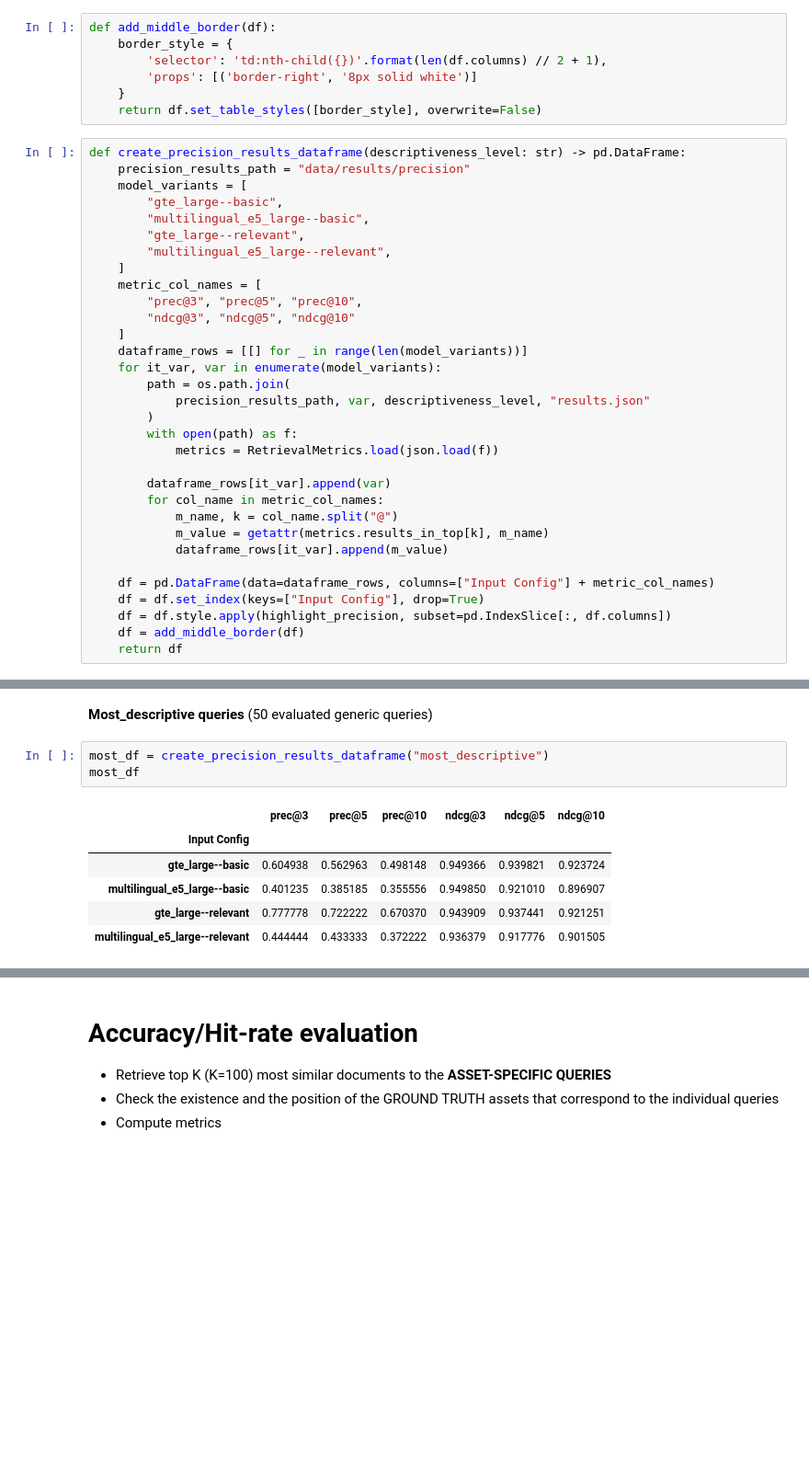
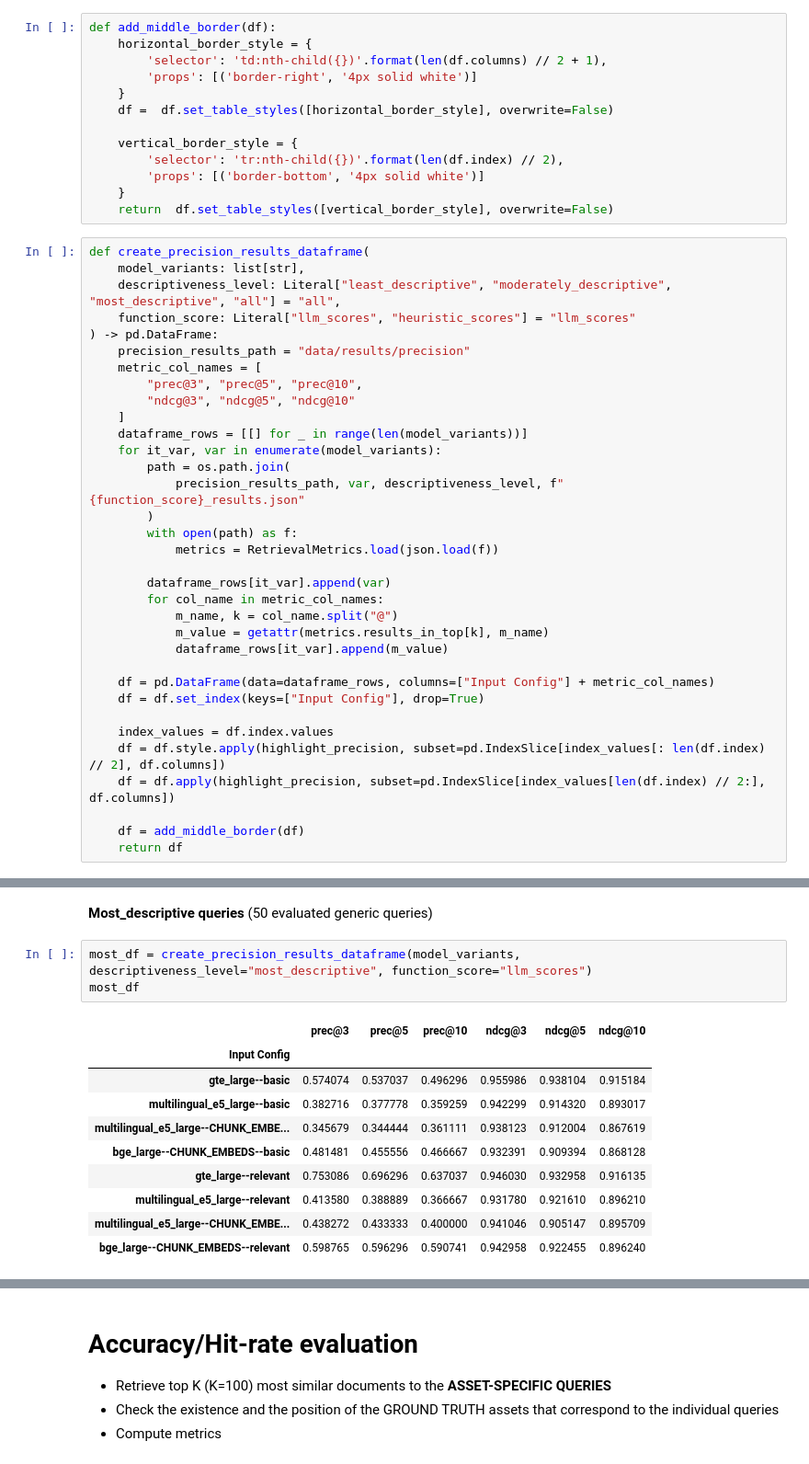
Before and after one commit to aiondemand/aiod-enhanced-interaction, a Jupyter notebook: retrieval_evaluation.ipynb, the cells around one changed output, grey strips where cells are left out. Shown at 92% size. Saved outputs shown, nothing was run; the diff lists cells and outputs as text; blank space fills up the shorter version.

```diff
--- a/retrieval_evaluation.ipynb
+++ b/retrieval_evaluation.ipynb
@@ -240,20 +260,24 @@ def highlight_precision(s: pd.Series):
     return ['background-color: rgba(255, 0, 0, 0.3); color: white' if v else 'background-color: rgba(255, 165, 0, 0.3); color: white' if is_second_max[idx] else '' for idx, v in is_max.items()]
 # %%
 def add_middle_border(df):
-    border_style = {
+    horizontal_border_style = {
         'selector': 'td:nth-child({})'.format(len(df.columns) // 2 + 1),
-        'props': [('border-right', '8px solid white')]
+        'props': [('border-right', '4px solid white')]
     }
-    return df.set_table_styles([border_style], overwrite=False)
+    df =  df.set_table_styles([horizontal_border_style], overwrite=False)
+
+    vertical_border_style = {
+        'selector': 'tr:nth-child({})'.format(len(df.index) // 2),
+        'props': [('border-bottom', '4px solid white')]
+    }
+    return  df.set_table_styles([vertical_border_style], overwrite=False)
 # %%
-def create_precision_results_dataframe(descriptiveness_level: str) -> pd.DataFrame:
+def create_precision_results_dataframe(
+    model_variants: list[str],
+    descriptiveness_level: Literal["least_descriptive", "moderately_descriptive", "most_descriptive", "all"] = "all",
+    function_score: Literal["llm_scores", "heuristic_scores"] = "llm_scores"
+) -> pd.DataFrame:
     precision_results_path = "data/results/precision"
-    model_variants = [
-        "gte_large--basic",
-        "multilingual_e5_large--basic",
-        "gte_large--relevant",
-        "multilingual_e5_large--relevant",
-    ]
     metric_col_names = [
         "prec@3", "prec@5", "prec@10",
         "ndcg@3", "ndcg@5", "ndcg@10"
@@ -261,7 +285,7 @@ def create_precision_results_dataframe(descriptiveness_level: str) -> pd.DataFra
     dataframe_rows = [[] for _ in range(len(model_variants))]
     for it_var, var in enumerate(model_variants):
         path = os.path.join(
-            precision_results_path, var, descriptiveness_level, "results.json"
+            precision_results_path, var, descriptiveness_level, f"{function_score}_results.json"
         )
         with open(path) as f:
             metrics = RetrievalMetrics.load(json.load(f))
@@ -274,6 +298,10 @@ def create_precision_results_dataframe(descriptiveness_level: str) -> pd.DataFra
 
     df = pd.DataFrame(data=dataframe_rows, columns=["Input Config"] + metric_col_names)
     df = df.set_index(keys=["Input Config"], drop=True)
-    df = df.style.apply(highlight_precision, subset=pd.IndexSlice[:, df.columns])
+
+    index_values = df.index.values
+    df = df.style.apply(highlight_precision, subset=pd.IndexSlice[index_values[: len(df.index) // 2], df.columns])
+    df = df.apply(highlight_precision, subset=pd.IndexSlice[index_values[len(df.index) // 2:], df.columns])
+
     df = add_middle_border(df)
     return df
@@ -304,12 +342,16 @@ moderate_df
 # %% [markdown]
 **Most_descriptive queries** (50 evaluated generic queries)
 # %%
-most_df = create_precision_results_dataframe("most_descriptive")
+most_df = create_precision_results_dataframe(model_variants, descriptiveness_level="most_descriptive", function_score="llm_scores")
 most_df
 # %% [output]
 |  | prec@3 | prec@5 | prec@10 | ndcg@3 | ndcg@5 | ndcg@10 |
 | Input Config |  |  |  |  |  |  |
-| gte_large--basic | 0.604938 | 0.562963 | 0.498148 | 0.949366 | 0.939821 | 0.923724 |
-| multilingual_e5_large--basic | 0.401235 | 0.385185 | 0.355556 | 0.949850 | 0.921010 | 0.896907 |
-| gte_large--relevant | 0.777778 | 0.722222 | 0.670370 | 0.943909 | 0.937441 | 0.921251 |
-| multilingual_e5_large--relevant | 0.444444 | 0.433333 | 0.372222 | 0.936379 | 0.917776 | 0.901505 |
+| gte_large--basic | 0.574074 | 0.537037 | 0.496296 | 0.955986 | 0.938104 | 0.915184 |
+| multilingual_e5_large--basic | 0.382716 | 0.377778 | 0.359259 | 0.942299 | 0.914320 | 0.893017 |
+| multilingual_e5_large--CHUNK_EMBE... | 0.345679 | 0.344444 | 0.361111 | 0.938123 | 0.912004 | 0.867619 |
+| bge_large--CHUNK_EMBEDS--basic | 0.481481 | 0.455556 | 0.466667 | 0.932391 | 0.909394 | 0.868128 |
+| gte_large--relevant | 0.753086 | 0.696296 | 0.637037 | 0.946030 | 0.932958 | 0.916135 |
+| multilingual_e5_large--relevant | 0.413580 | 0.388889 | 0.366667 | 0.931780 | 0.921610 | 0.896210 |
+| multilingual_e5_large--CHUNK_EMBE... | 0.438272 | 0.433333 | 0.400000 | 0.941046 | 0.905147 | 0.895709 |
+| bge_large--CHUNK_EMBEDS--relevant | 0.598765 | 0.596296 | 0.590741 | 0.942958 | 0.922455 | 0.896240 |
```
Also changed, not shown: parts of 76 cells of this notebook, 5 other files.
